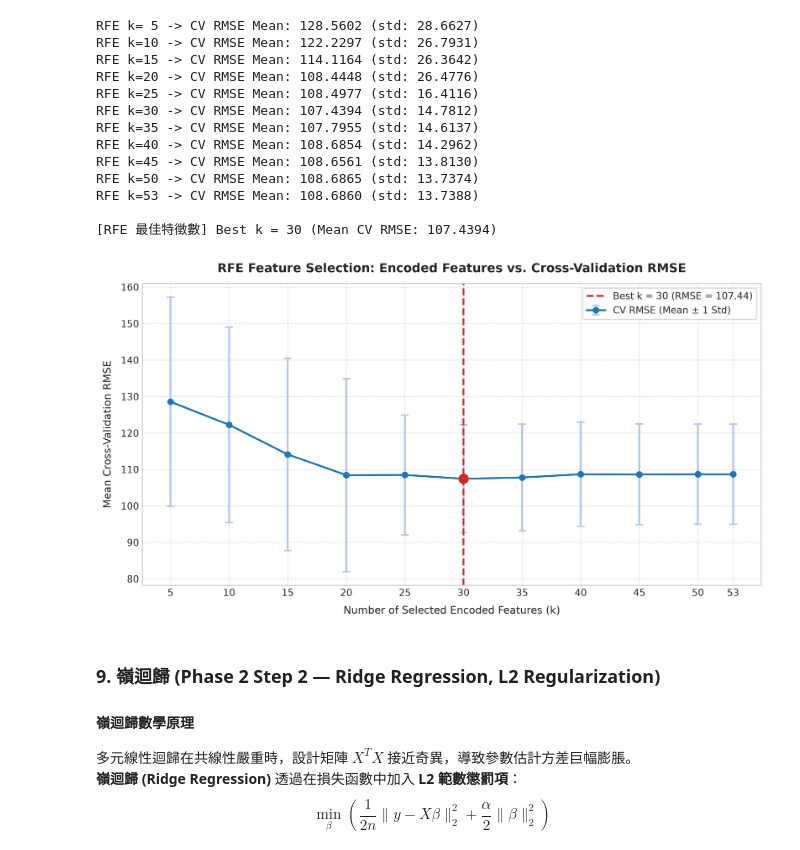
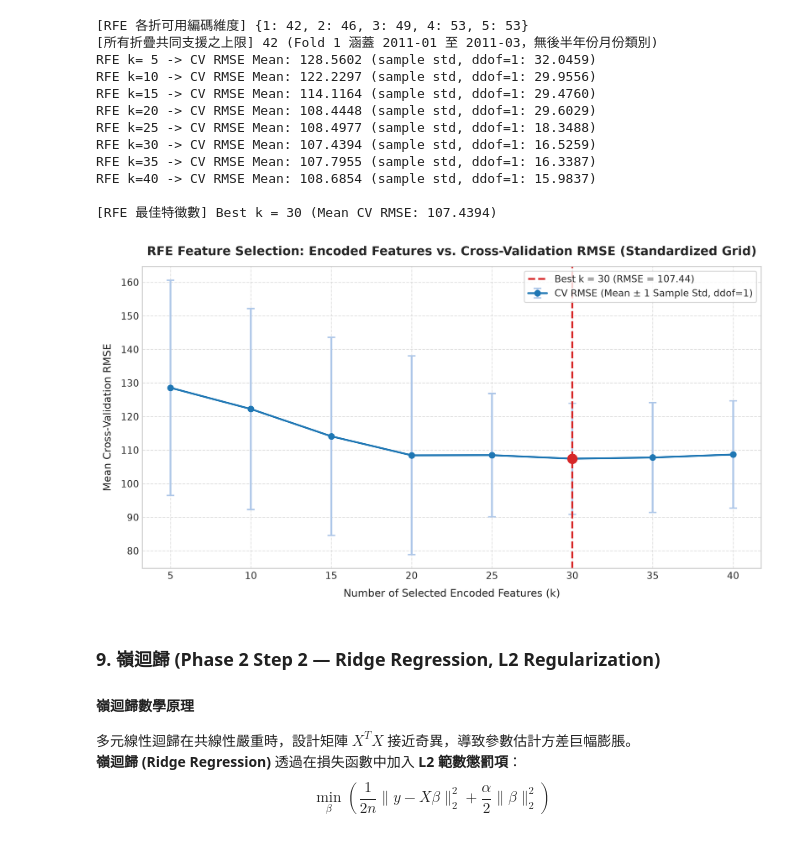
Before and after one commit to Augustine-723/AIoT_HW2, a Jupyter notebook: 7115093001_hw2/7115093001_hw2.ipynb, the cells around one changed output. Cells and saved outputs as stored; diff of their text form; code cells hidden in the pictures.

```diff
--- a/7115093001_hw2/7115093001_hw2.ipynb
+++ b/7115093001_hw2/7115093001_hw2.ipynb
@@ -464,0 +79,19 @@ print(f"原生特徵數量: {len(all_predictors)} | 編碼後模型特徵數量:
+# %%
+# 讀取資料集並計算 SHA-256 Checksum
+with open(DATA_PATH, "rb") as f:
+    sha256_checksum = hashlib.sha256(f.read()).hexdigest()
+
+raw_df = pd.read_csv(DATA_PATH)
+n_rows, n_cols = raw_df.shape
+
+print(f"檔案 SHA-256 雜湊碼: {sha256_checksum}")
+print(f"資料集總列數 (Observations): {n_rows} (預期: 17,379)")
+print(f"資料集總欄位 (Features):    {n_cols} (預期: 17)")
+
+assert n_rows == 17379, f"預期觀測值數 17,379，實際取得 {n_rows}"
+assert n_cols == 17, f"預期欄位數 17，實際取得 {n_cols}"
+
+# 驗證缺失值
+null_counts = raw_df.isnull().sum()
+assert null_counts.sum() == 0, "資料集存在未預期缺失值！"
+print("缺失值檢驗: 全欄位 0 缺失值，通過檢驗。")
@@ -573,10 +357,8 @@ Dummy Mean CV RMSE Mean:        164.7931
 # %%
-# RFE 網格搜尋: k ∈ [5, 10, 15, 20, 25, 30, 35, 40, 45, 50, 53]
-k_candidate_grid = [5, 10, 15, 20, 25, 30, 35, 40, 45, 50, 53]
-rfe_records = []
+# RFE 網格搜尋: 預先統計各折可用特徵維度以避免靜默降維
+fold_rfe_data = []
+fold_available_dims = {}
 
-# 預先為每折進行獨立編碼轉換以提升運算效率 (零外洩)
-fold_rfe_data = []
 for split in cv_splits:
     X_tr_f = train_data.loc[split['tr_mask'], all_predictors]
     y_tr_f = train_data.loc[split['tr_mask'], target_col]
@@ -589,8 +371,17 @@ for split in cv_splits:
     ], remainder='drop')
     X_tr_t = f_pre.fit_transform(X_tr_f)
     X_va_t = f_pre.transform(X_va_f)
-    fold_rfe_data.append((X_tr_t, y_tr_f.values, X_va_t, y_va_f.values, split['fold']))
+    fold_dim = X_tr_t.shape[1]
+    fold_available_dims[split['fold']] = fold_dim
+    fold_rfe_data.append((X_tr_t, y_tr_f.values, X_va_t, y_va_f.values, split['fold'], fold_dim))
 
+print(f"[RFE 各折可用編碼維度] {fold_available_dims}")
+min_common_dim = min(fold_available_dims.values())
+print(f"[所有折疊共同支援之上限] {min_common_dim} (Fold 1 涵蓋 2011-01 至 2011-03，無後半年份月份類別)")
+
+# 標準化候選特徵數網格 (保證每折均嚴格選取所請求之特徵數)
+k_candidate_grid = [5, 10, 15, 20, 25, 30, 35, 40]
+rfe_records = []
 rfe_summary_by_k = {}
 
 for k in k_candidate_grid:
@@ -599,8 +390,9 @@ for k in k_candidate_grid:
     fold_k_mses = []
     fold_k_r2s = []
 
-    for X_tr_t, y_tr_v, X_va_t, y_val_v, fold_id in fold_rfe_data:
-        actual_k = min(k, X_tr_t.shape[1])
+    for X_tr_t, y_tr_v, X_va_t, y_val_v, fold_id, fold_dim in fold_rfe_data:
+        assert k <= fold_dim, f"Requested k={k} exceeds fold {fold_id} dimension {fold_dim}"
+        actual_k = k
         rfe = RFE(estimator=LinearRegression(), n_features_to_select=actual_k)
         rfe.fit(X_tr_t, y_tr_v)
         val_pred = rfe.predict(X_va_t)
@@ -618,6 +410,7 @@ for k in k_candidate_grid:
         rfe_records.append({
             'k': k,
             'fold': fold_id,
+            'available_feature_count': fold_dim,
             'selected_feature_count': actual_k,
             'val_mae': round(mae, 4),
             'val_mse': round(mse, 4),
@@ -627,13 +420,13 @@ for k in k_candidate_grid:
 
     rfe_summary_by_k[k] = {
         'mean_rmse': float(np.mean(fold_k_rmses)),
-        'std_rmse': float(np.std(fold_k_rmses)),
+        'std_rmse': float(np.std(fold_k_rmses, ddof=1)),  # 樣本標準差 (ddof=1)
         'mean_mae': float(np.mean(fold_k_maes)),
         'mean_mse': float(np.mean(fold_k_mses)),
         'mean_r2': float(np.mean(fold_k_r2s)),
         'fold_rmses': fold_k_rmses
     }
-    print(f"RFE k={k:2d} -> CV RMSE Mean: {rfe_summary_by_k[k]['mean_rmse']:.4f} (std: {rfe_summary_by_k[k]['std_rmse']:.4f})")
+    print(f"RFE k={k:2d} -> CV RMSE Mean: {rfe_summary_by_k[k]['mean_rmse']:.4f} (sample std, ddof=1: {rfe_summary_by_k[k]['std_rmse']:.4f})")
 
 rfe_df = pd.DataFrame(rfe_records)
 rfe_df.to_csv(os.path.join(RESULTS_DIR, "rfe_search_results.csv"), index=False)
@@ -648,48 +441,47 @@ m2_preprocessor = ColumnTransformer([
 ], remainder='drop')
 X_train_trans = m2_preprocessor.fit_transform(X_train)
 m2_rfe = RFE(estimator=LinearRegression(), n_features_to_select=best_k)
 m2_rfe.fit(X_train_trans, y_train)
 
 m2_tr_pred = m2_rfe.predict(X_train_trans)
 m2_tr_mae = float(mean_absolute_error(y_train, m2_tr_pred))
 m2_tr_mse = float(mean_squared_error(y_train, m2_tr_pred))
 m2_tr_rmse = float(np.sqrt(m2_tr_mse))
 m2_tr_r2 = float(r2_score(y_train, m2_tr_pred))
 
-# Figure: RFE Feature Count vs CV RMSE
+# Figure: RFE Feature Count vs CV RMSE (with sample std, ddof=1)
 fig_rfe, ax_rfe = plt.subplots(figsize=(10, 5.5), dpi=300)
 k_vals = list(rfe_summary_by_k.keys())
 mean_rmses = [rfe_summary_by_k[k]['mean_rmse'] for k in k_vals]
 std_rmses = [rfe_summary_by_k[k]['std_rmse'] for k in k_vals]
 
-ax_rfe.errorbar(k_vals, mean_rmses, yerr=std_rmses, fmt='-o', color='#1f77b4', ecolor='#aec7e8', elinewidth=2, capsize=4, capthick=1.5, linewidth=2, markersize=6, label='CV RMSE (Mean ± 1 Std)')
+ax_rfe.errorbar(k_vals, mean_rmses, yerr=std_rmses, fmt='-o', color='#1f77b4', ecolor='#aec7e8', elinewidth=2, capsize=4, capthick=1.5, linewidth=2, markersize=6, label='CV RMSE (Mean ± 1 Sample Std, ddof=1)')
 ax_rfe.axvline(best_k, color='#d62728', linestyle='--', linewidth=2, label=f'Best k = {best_k} (RMSE = {rfe_summary_by_k[best_k]["mean_rmse"]:.2f})')
 ax_rfe.scatter([best_k], [rfe_summary_by_k[best_k]['mean_rmse']], color='#d62728', s=100, zorder=5)
 
-ax_rfe.set_title("RFE Feature Selection: Encoded Features vs. Cross-Validation RMSE", fontsize=13, fontweight='bold', pad=12)
+ax_rfe.set_title("RFE Feature Selection: Encoded Features vs. Cross-Validation RMSE (Standardized Grid)", fontsize=13, fontweight='bold', pad=12)
 ax_rfe.set_xlabel("Number of Selected Encoded Features (k)", fontsize=11, labelpad=8)
 ax_rfe.set_ylabel("Mean Cross-Validation RMSE", fontsize=11, labelpad=8)
 ax_rfe.set_xticks(k_vals)
 ax_rfe.legend(frameon=True, facecolor='white', loc='upper right', fontsize=10)
 ax_rfe.grid(True, linestyle='--', alpha=0.6)
 fig_rfe.tight_layout()
 fig_rfe.savefig(os.path.join(FIGURES_DIR, "feature_selection_rmse.png"), dpi=300)
 plt.show()
 # %% [output]
-RFE k= 5 -> CV RMSE Mean: 128.5602 (std: 28.6627)
-RFE k=10 -> CV RMSE Mean: 122.2297 (std: 26.7931)
-RFE k=15 -> CV RMSE Mean: 114.1164 (std: 26.3642)
-RFE k=20 -> CV RMSE Mean: 108.4448 (std: 26.4776)
-RFE k=25 -> CV RMSE Mean: 108.4977 (std: 16.4116)
-RFE k=30 -> CV RMSE Mean: 107.4394 (std: 14.7812)
-RFE k=35 -> CV RMSE Mean: 107.7955 (std: 14.6137)
-RFE k=40 -> CV RMSE Mean: 108.6854 (std: 14.2962)
-RFE k=45 -> CV RMSE Mean: 108.6561 (std: 13.8130)
-RFE k=50 -> CV RMSE Mean: 108.6865 (std: 13.7374)
-RFE k=53 -> CV RMSE Mean: 108.6860 (std: 13.7388)
+[RFE 各折可用編碼維度] {1: 42, 2: 46, 3: 49, 4: 53, 5: 53}
+[所有折疊共同支援之上限] 42 (Fold 1 涵蓋 2011-01 至 2011-03，無後半年份月份類別)
+RFE k= 5 -> CV RMSE Mean: 128.5602 (sample std, ddof=1: 32.0459)
+RFE k=10 -> CV RMSE Mean: 122.2297 (sample std, ddof=1: 29.9556)
+RFE k=15 -> CV RMSE Mean: 114.1164 (sample std, ddof=1: 29.4760)
+RFE k=20 -> CV RMSE Mean: 108.4448 (sample std, ddof=1: 29.6029)
+RFE k=25 -> CV RMSE Mean: 108.4977 (sample std, ddof=1: 18.3488)
+RFE k=30 -> CV RMSE Mean: 107.4394 (sample std, ddof=1: 16.5259)
+RFE k=35 -> CV RMSE Mean: 107.7955 (sample std, ddof=1: 16.3387)
+RFE k=40 -> CV RMSE Mean: 108.6854 (sample std, ddof=1: 15.9837)
 
 [RFE 最佳特徵數] Best k = 30 (Mean CV RMSE: 107.4394)
-[figure, old version]
+[figure, new version]
 # %% [markdown]
 ### 9. 嶺迴歸 (Phase 2 Step 2 — Ridge Regression, L2 Regularization)
 #### 嶺迴歸數學原理
```
Also changed, not shown: parts of 39 cells of this notebook, 10 other files.
